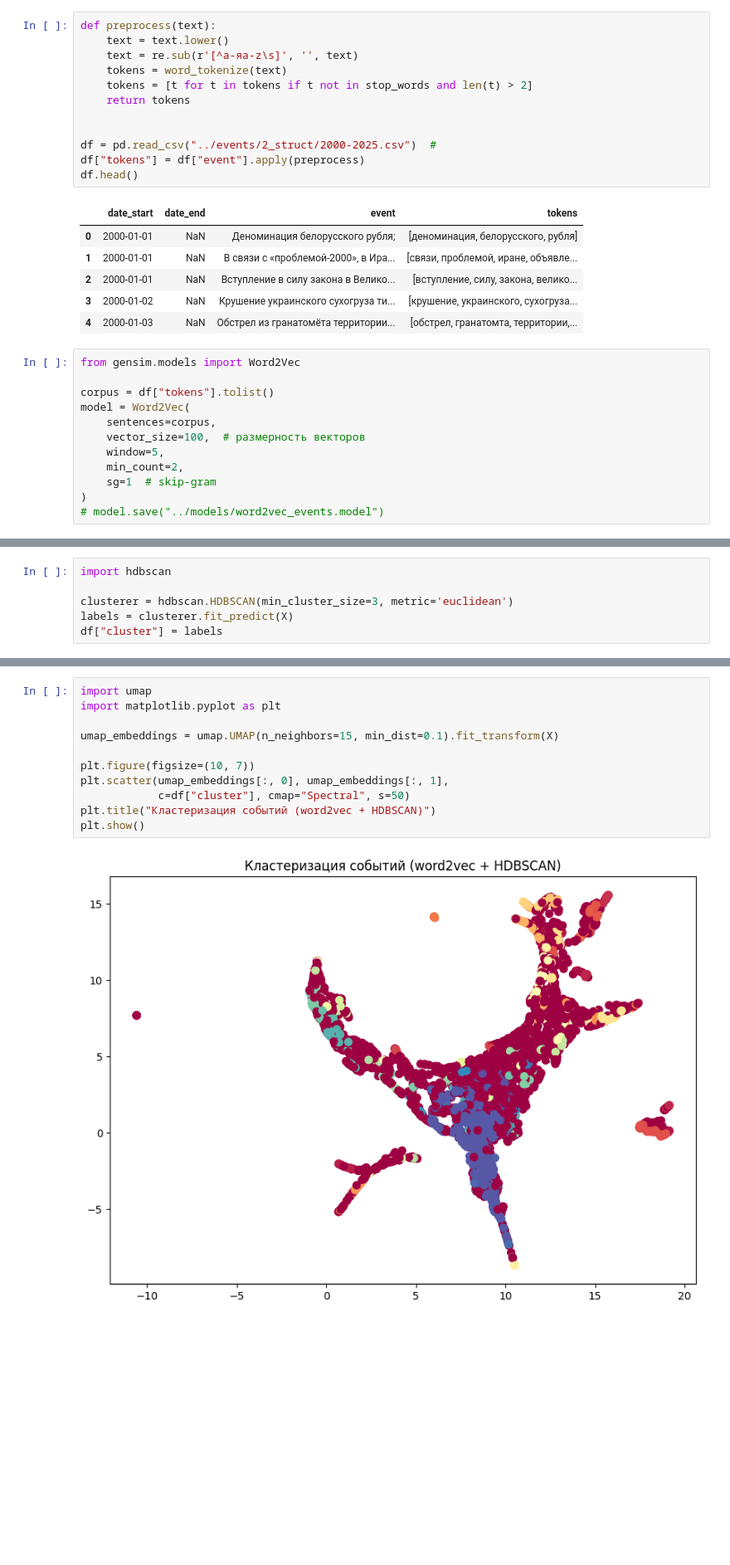
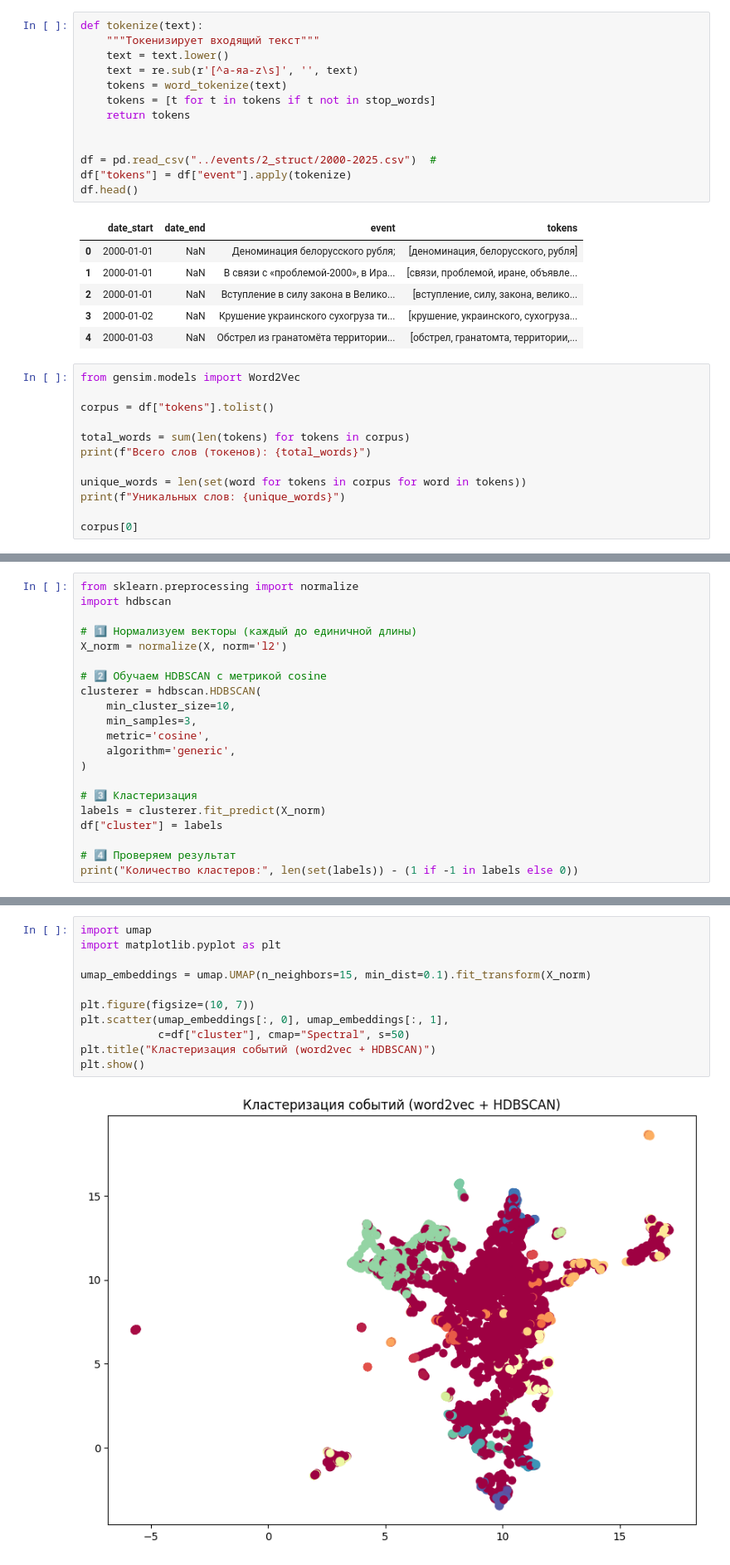
Before and after one commit to ruslooob/data-core, a Jupyter notebook: events_data_core/4_word2vec_clustering.ipynb, the cells around one changed output, grey strips where cells are left out. Shown at 83% size. Saved outputs shown, nothing was run; the diff lists cells and outputs as text; blank space fills up the shorter version.

```diff
--- a/events_data_core/4_word2vec_clustering.ipynb
+++ b/events_data_core/4_word2vec_clustering.ipynb
@@ -20,14 +25,15 @@ stop_words = set(stopwords.words('russian'))
 # %%
-def preprocess(text):
+def tokenize(text):
+    """Токенизирует входящий текст"""
     text = text.lower()
     text = re.sub(r'[^а-яa-z\s]', '', text)
     tokens = word_tokenize(text)
-    tokens = [t for t in tokens if t not in stop_words and len(t) > 2]
+    tokens = [t for t in tokens if t not in stop_words]
     return tokens
 
 
 df = pd.read_csv("../events/2_struct/2000-2025.csv")  #
-df["tokens"] = df["event"].apply(preprocess)
+df["tokens"] = df["event"].apply(tokenize)
 df.head()
 # %% [output]
 |  | date_start | date_end | event | tokens |
@@ -40,11 +46,11 @@ df.head()
 from gensim.models import Word2Vec
 
 corpus = df["tokens"].tolist()
-model = Word2Vec(
-    sentences=corpus,
-    vector_size=100,  # размерность векторов
-    window=5,
-    min_count=2,
-    sg=1  # skip-gram
-)
-# model.save("../models/word2vec_events.model")
+
+total_words = sum(len(tokens) for tokens in corpus)
+print(f"Всего слов (токенов): {total_words}")
+
+unique_words = len(set(word for tokens in corpus for word in tokens))
+print(f"Уникальных слов: {unique_words}")
+
+corpus[0]
@@ -64,6 +86,21 @@ X = np.vstack(df["vector"].values)
 # %%
+from sklearn.preprocessing import normalize
 import hdbscan
 
-clusterer = hdbscan.HDBSCAN(min_cluster_size=3, metric='euclidean')
-labels = clusterer.fit_predict(X)
+# 1️⃣ Нормализуем векторы (каждый до единичной длины)
+X_norm = normalize(X, norm='l2')
+
+# 2️⃣ Обучаем HDBSCAN с метрикой cosine
+clusterer = hdbscan.HDBSCAN(
+    min_cluster_size=10,
+    min_samples=3,
+    metric='cosine',
+    algorithm='generic',
+)
+
+# 3️⃣ Кластеризация
+labels = clusterer.fit_predict(X_norm)
 df["cluster"] = labels
+
+# 4️⃣ Проверяем результат
+print("Количество кластеров:", len(set(labels)) - (1 if -1 in labels else 0))
@@ -96,16 +163,16 @@ for cluster_id in sorted(df["cluster"].unique()):
 # %%
 import umap
 import matplotlib.pyplot as plt
 
-umap_embeddings = umap.UMAP(n_neighbors=15, min_dist=0.1).fit_transform(X)
+umap_embeddings = umap.UMAP(n_neighbors=15, min_dist=0.1).fit_transform(X_norm)
 
 plt.figure(figsize=(10, 7))
 plt.scatter(umap_embeddings[:, 0], umap_embeddings[:, 1],
             c=df["cluster"], cmap="Spectral", s=50)
 plt.title("Кластеризация событий (word2vec + HDBSCAN)")
 plt.show()
 # %% [output]
-[figure, old version]
+[figure, new version]
 # %%
 from sklearn.metrics import silhouette_score
 
```
Also changed, not shown: parts of 10 cells of this notebook, 18 other files.
